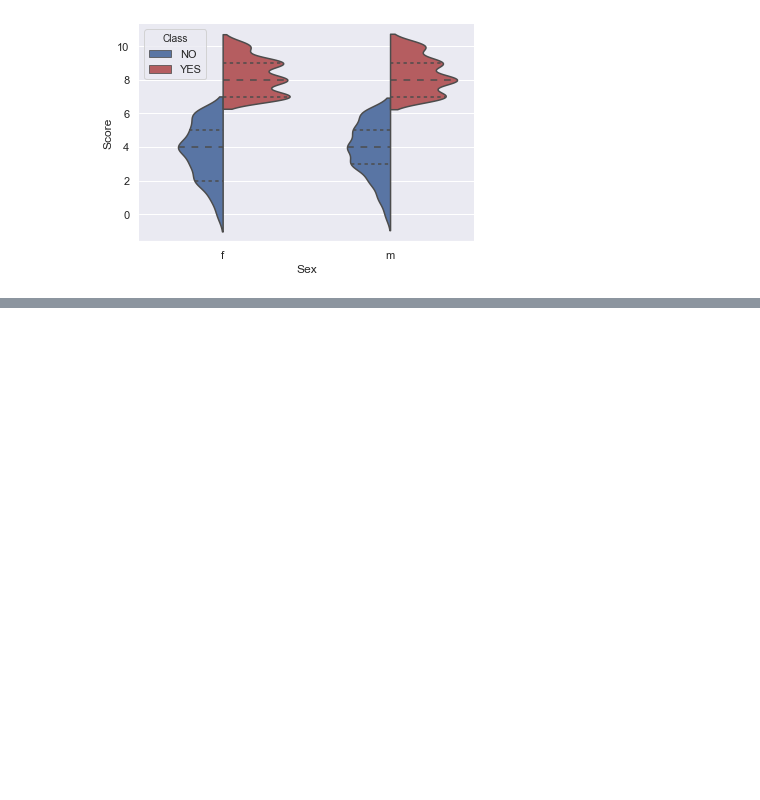
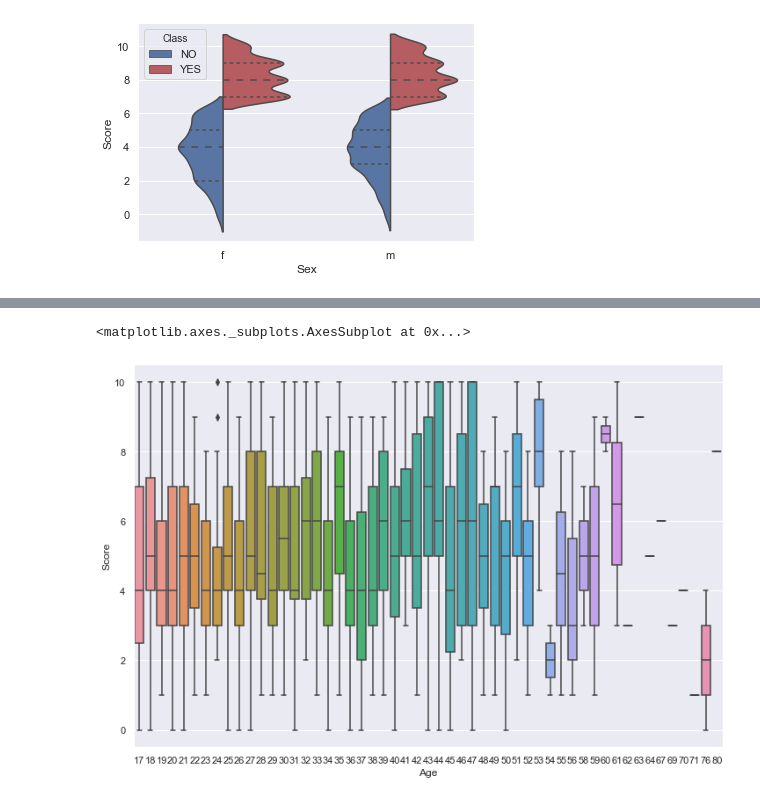
Before and after one commit to VallieTracy/autism-detection-machine-learning, a Jupyter notebook: Stats_NO_Dummies.ipynb, the cells around one changed output, grey strips where cells are left out. Drawn from its saved outputs; the diff is of its cells as text; code cells hidden in the pictures; blank space fills up the shorter version.

```diff
--- a/Stats_NO_Dummies.ipynb
+++ b/Stats_NO_Dummies.ipynb
@@ -74,3 +74,8 @@ sns.violinplot(x="Sex", y="Score", hue="Class", data=df, split=True,
 sns.despine(left=True)
 # %% [output]
 [figure]
+# %%
+bins = [17, 24, 34, 44, 54, 64, 90]
+group_labels = ["<25", "25-34", "35-44", "45-54", "55-64", "65+" ]
+df["Age_Group"] = pd.cut(df["Age"], bins, labels=group_labels)
+df.head()
@@ -76,0 +89,7 @@ sns.despine(left=True)
+# %%
+plt.figure(figsize=(12,8))
+sns.set(style='darkgrid')
+sns.boxplot(x='Age', y='Score', data=df)
+# %% [output]
+<matplotlib.axes._subplots.AxesSubplot at 0x...>
+[figure, added]
```
Also changed, not shown: parts of 7 cells of this notebook, 4 other files.
